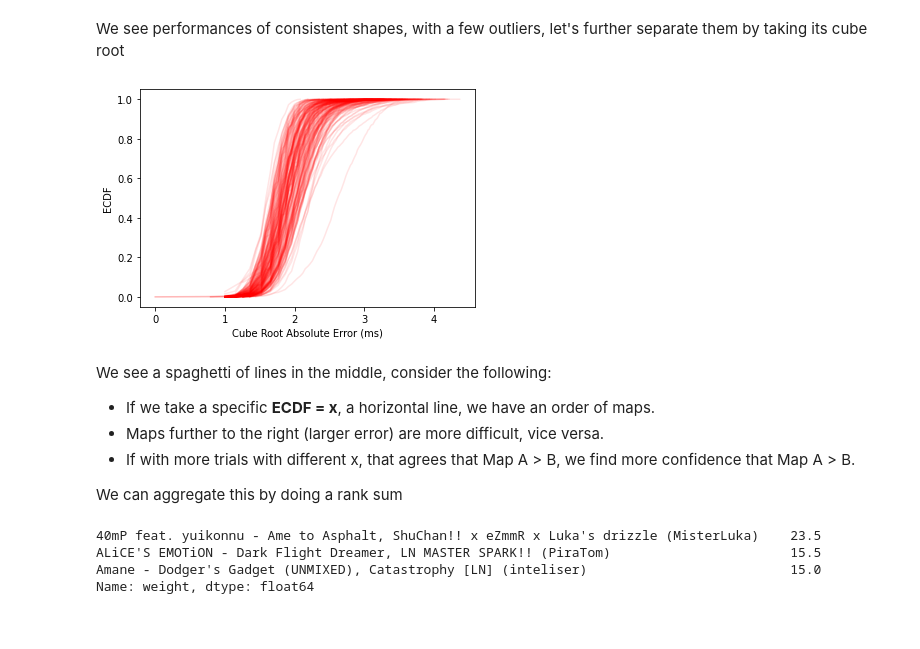
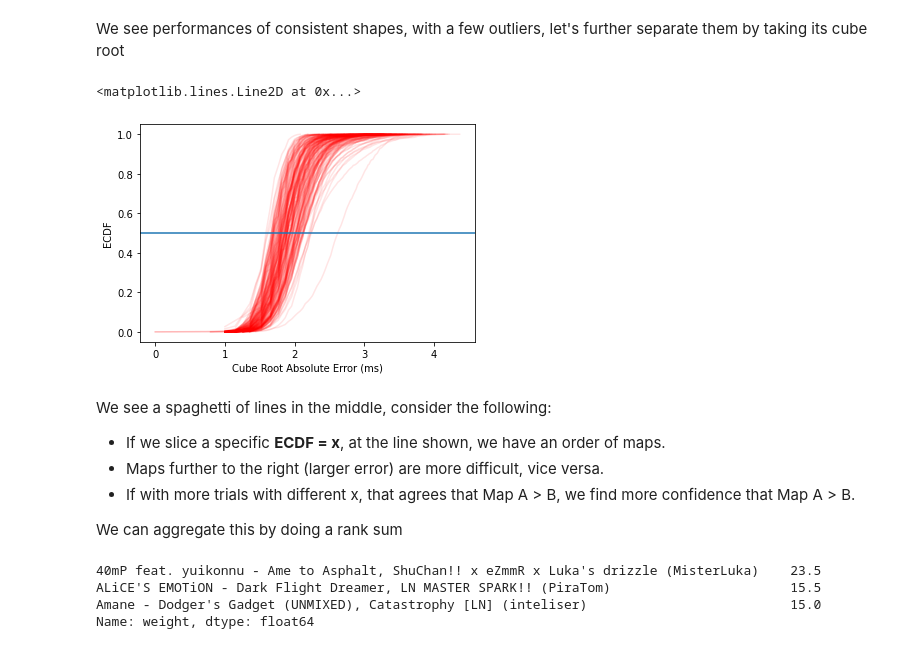
Before and after one commit to Eve-ning/opal, a Jupyter notebook: opal/nbs/map_diff_w_replay_error.ipynb, the cells around one changed output. Saved outputs shown, nothing was run; the diff lists cells and outputs as text; code cells hidden in the pictures.

```diff
--- a/opal/nbs/preprocess.ipynb
+++ b/opal/nbs/map_diff_w_replay_error.ipynb
@@ -73,12 +50,12 @@ One issue with histograms is binning bias, the shape changes w.r.t. its bin size
 # %%
 from opal.utils import ecdf
 
-for df_, meta_ in zip(dfs, metas):
-    x = ecdf(df_[['error']])
-    x.plot(label=meta_)
+for df, osu, meta in load_maps(3):
+    x = ecdf(df[['error']])
+    x.plot(label=meta)
 _ = plt.xlabel("Error (ms)")
 _ = plt.ylabel("ECDF")
-_ = plt.legend(loc='lower center', bbox_to_anchor=(0.5,1))
+_ = plt.legend(loc='lower center', bbox_to_anchor=(0.5, 1))
 # %% [output]
 [figure]
 # %% [markdown]
@@ -92,19 +67,21 @@ The map is harder when:
     - upper quantiles are of larger values
 # %%
 fig, axs = plt.subplots(3, 1, sharey=True)
-for ax, df_, meta_ in zip(axs, dfs, metas):
-    ax.plot(df_[['error']], linewidth=0.3)
-    ax.set_title(meta_)
+for ax, (df, osu, meta) in zip(axs, load_maps(3)):
+    ax.plot(df[['error']], linewidth=0.3)
+    ax.set_title(meta)
 _ = fig.tight_layout()
 # %% [output]
 [figure]
 # %%
+import numpy as np
+
 qs = np.linspace(0.5, 1, 25)
 print("Quantile Error")
 
-for df_, meta_ in zip(dfs, metas):
-    print(meta_)
-    print(np.quantile(df_['error'], qs).astype(int))
+for df, osu, meta in load_maps(3):
+    print(meta)
+    print(np.quantile(df['error'], qs).astype(int))
 # %% [output]
 Quantile Error
 40mP feat. yuikonnu - Ame to Asphalt, ShuChan!! x eZmmR x Luka's drizzle (MisterLuka)
@@ -127,9 +104,9 @@ Using the plot and quantiles, we see that:
 We see that ECDF is a simple way to discern difficulty of a map, however, let's take a look at ECDFs of more maps
 # %%
 from tqdm import tqdm
-for df_, osu_ in tqdm(load_maps(False)):
-    x = ecdf(df_[['error']])
-    meta_ = osu.metadata(False)
+
+for df, osu, meta in tqdm(load_maps()):
+    x = ecdf(df[['error']])
     x.plot(color='red', alpha=0.1)
 _ = plt.xlabel("Absolute Error (ms)")
 _ = plt.ylabel("ECDF")
@@ -138,17 +115,21 @@ _ = plt.ylabel("ECDF")
 # %% [markdown]
 We see performances of consistent shapes, with a few outliers, let's further separate them by taking its cube root
 # %%
-for df_, osu_ in tqdm(load_maps(False)):
-    x = ecdf(df_[['error']] ** (1 / 3))
+for df, osu, meta in tqdm(load_maps()):
+    x = ecdf(df[['error']] ** (1 / 3))
     x.plot(color='red', alpha=0.1)
+
 _ = plt.xlabel("Cube Root Absolute Error (ms)")
 _ = plt.ylabel("ECDF")
+ax = plt.gca()
+plt.axhline(0.5)
 # %% [output]
+<matplotlib.lines.Line2D at 0x...>
-[figure, old version]
+[figure, new version]
 # %% [markdown]
 We see a spaghetti of lines in the middle, consider the following:
 
-- If we take a specific **ECDF = x**, a horizontal line, we have an order of maps.
+- If we slice a specific **ECDF = x**, at the line shown, we have an order of maps.
 - Maps further to the right (larger error) are more difficult, vice versa.
 - If with more trials with different x, that agrees that Map A > B, we find more confidence that Map A > B.
 
```
Also changed, not shown: parts of 22 cells of this notebook.
